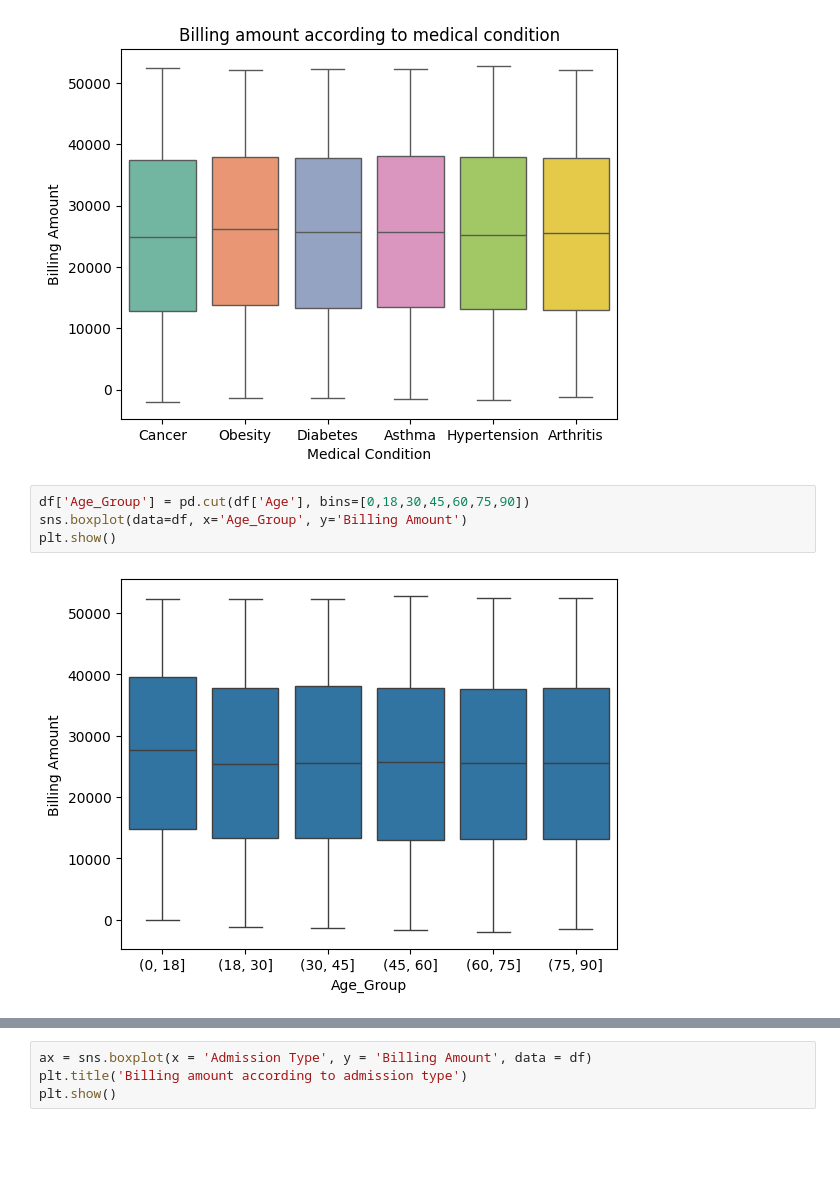
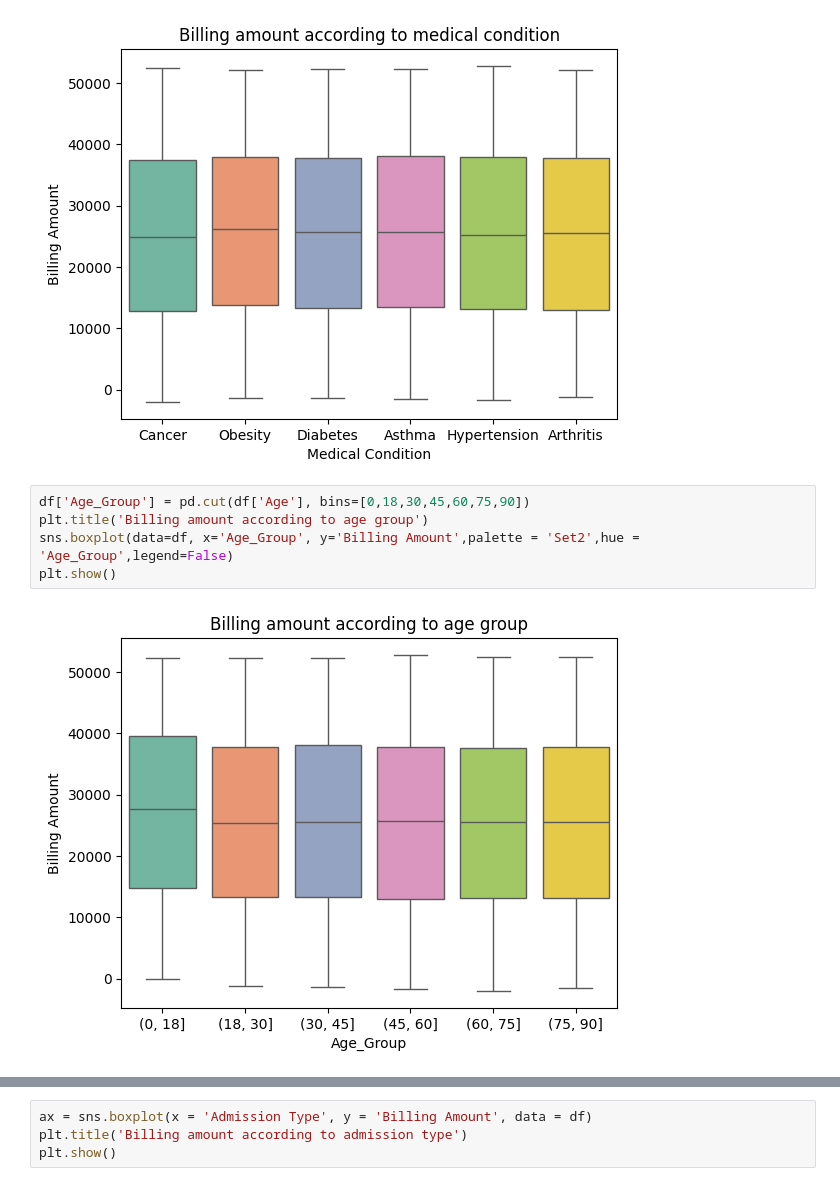
Before and after one commit to Devpal27/Healthcare, a Jupyter notebook: EDA.ipynb, the cells around one changed output, grey strips where cells are left out. Saved outputs shown, nothing was run; the diff lists cells and outputs as text; blank space fills up the shorter version.

```diff
--- a/Untitled1.ipynb
+++ b/EDA.ipynb
@@ -366,7 +351,8 @@ plt.show()
 [figure]
 # %%
 df['Age_Group'] = pd.cut(df['Age'], bins=[0,18,30,45,60,75,90])
-sns.boxplot(data=df, x='Age_Group', y='Billing Amount')
+plt.title('Billing amount according to age group')
+sns.boxplot(data=df, x='Age_Group', y='Billing Amount',palette = 'Set2',hue = 'Age_Group',legend=False)
 plt.show()
 # %% [output]
-[figure, old version]
+[figure, new version]
```
Also changed, not shown: parts of 5 cells of this notebook, 2 other files.
